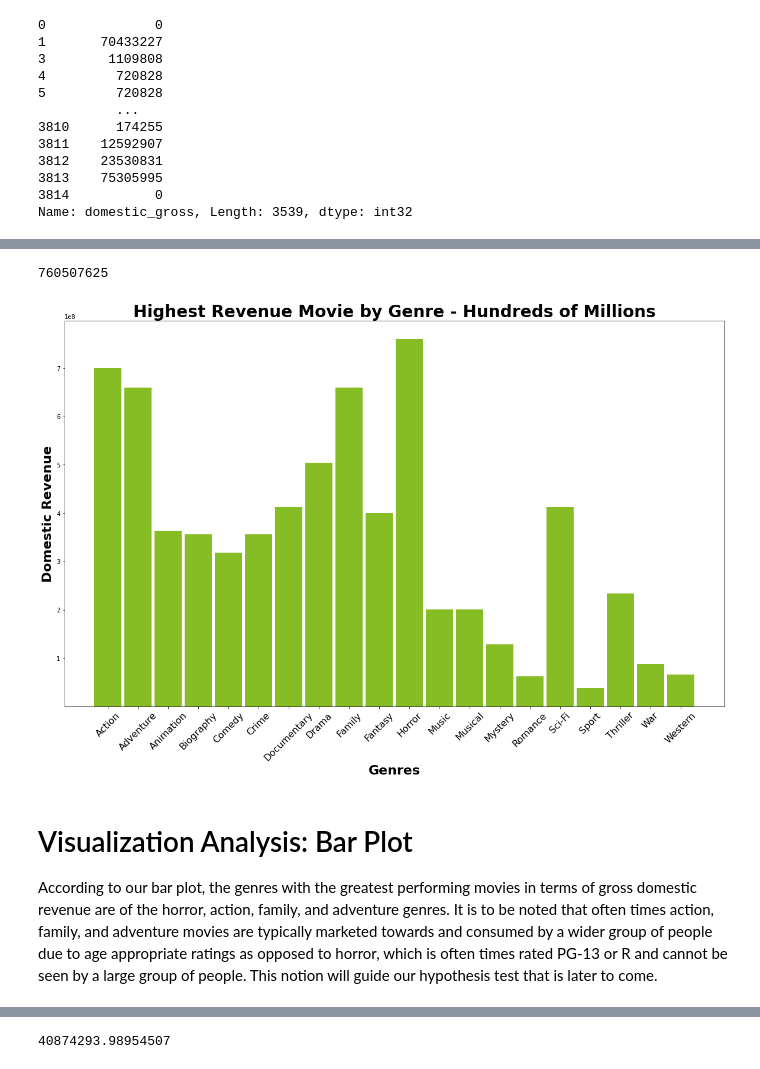
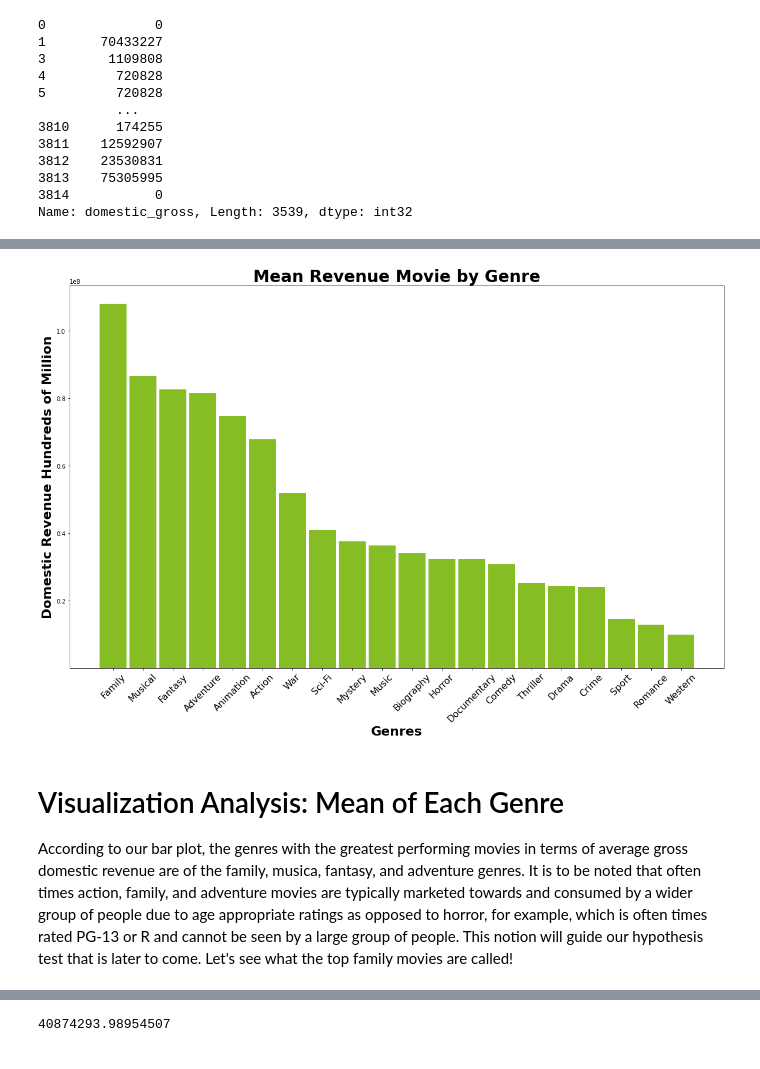
Before and after one commit to harte3/Flatiron-Capstone-Group-2, a Jupyter notebook: notebooks/alivia-vaia/Genre and Revenue.ipynb, the cells around one changed output, grey strips where cells are left out. Cells and saved outputs as stored; diff of their text form; code cells hidden in the pictures.

```diff
--- a/notebooks/alivia-vaia/Genre and Revenue.ipynb
+++ b/notebooks/alivia-vaia/Genre and Revenue.ipynb
@@ -184,5 +228,7 @@ Name: domestic_gross, Length: 3539, dtype: int32
 # %%
+# get mean revenue per each genre
+movies_df_test = movies_df.groupby(['main_genre'])['domestic_gross'].mean().reset_index()
 # sort data frame to ensure that the visualization is in order
-sorted_movies_df = movies_df.sort_values(['main_genre','domestic_gross'], ascending=True)
-sorted_movies_df.head()
+movies_df_test = movies_df_test.sort_values(by='domestic_gross', ascending=False)
+movies_df_test
 # %% [output]
@@ -195,26 +252,21 @@ sorted_movies_df.head()
-# %%
-total_action = sorted_movies_df[(sorted_movies_df['main_genre'] == 'Horror')]
-max(total_action['domestic_gross'])
-# %% [output]
-760507625
 # %%
 # plot genre in relation to revenue - this visualization excludes outliers
 
 plt.figure(figsize=(20,12))
 
-plt.bar(sorted_movies_df['main_genre'], sorted_movies_df["domestic_gross"], width=0.9, bottom=0.2, color='#86BC24')
+plt.bar(movies_df_test['main_genre'], movies_df_test["domestic_gross"], width=0.9, bottom=0.2, color='#86BC24')
 
 plt.xlabel('Genres', fontsize=22, fontweight='bold')
-plt.ylabel('Domestic Revenue', fontsize = 22, fontweight='bold')
+plt.ylabel('Domestic Revenue Hundreds of Million', fontsize = 22, fontweight='bold')
 plt.xticks(rotation='45', fontsize = 16)
 
 
-plt.title('Highest Revenue Movie by Genre - Hundreds of Millions', fontsize = 28, fontweight='bold')
+plt.title('Mean Revenue Movie by Genre', fontsize = 28, fontweight='bold')
 
 
 plt.show()
 # %% [output]
-[figure, old version]
+[figure, new version]
 # %% [markdown]
-# Visualization Analysis: Bar Plot
-According to our bar plot, the genres with the greatest performing movies in terms of gross domestic revenue are of the horror, action, family, and adventure genres. It is to be noted that often times action, family, and adventure movies are typically marketed towards and consumed by a wider group of people due to age appropriate ratings as opposed to horror, which is often times rated PG-13 or R and cannot be seen by a large group of people. This notion will guide our hypothesis test that is later to come.
+# Visualization Analysis: Mean of Each Genre
+According to our bar plot, the genres with the greatest performing movies in terms of average gross domestic revenue are of the family, musica, fantasy, and adventure genres. It is to be noted that often times action, family, and adventure movies are typically marketed towards and consumed by a wider group of people due to age appropriate ratings as opposed to horror, for example, which is often times rated PG-13 or R and cannot be seen by a large group of people. This notion will guide our hypothesis test that is later to come. Let's see what the top family movies are called!
```
Also changed, not shown: parts of 35 cells of this notebook.
